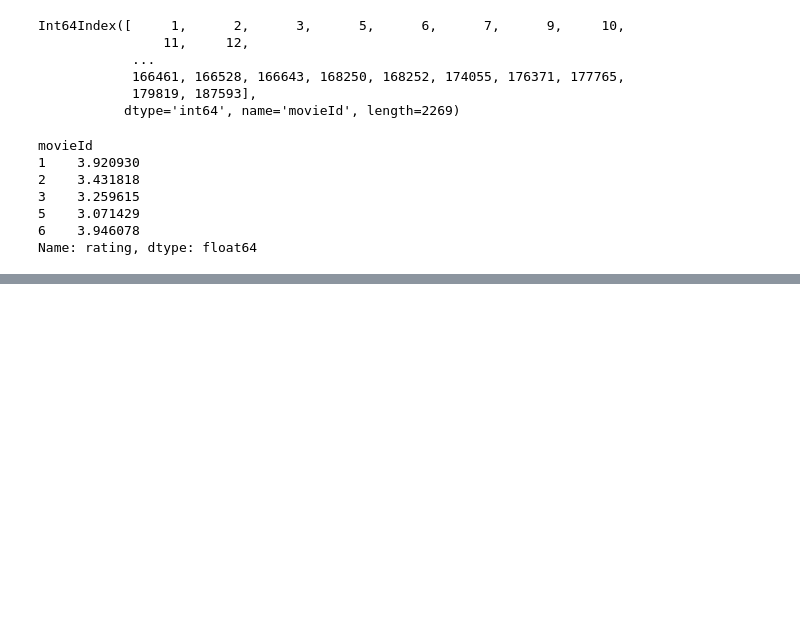
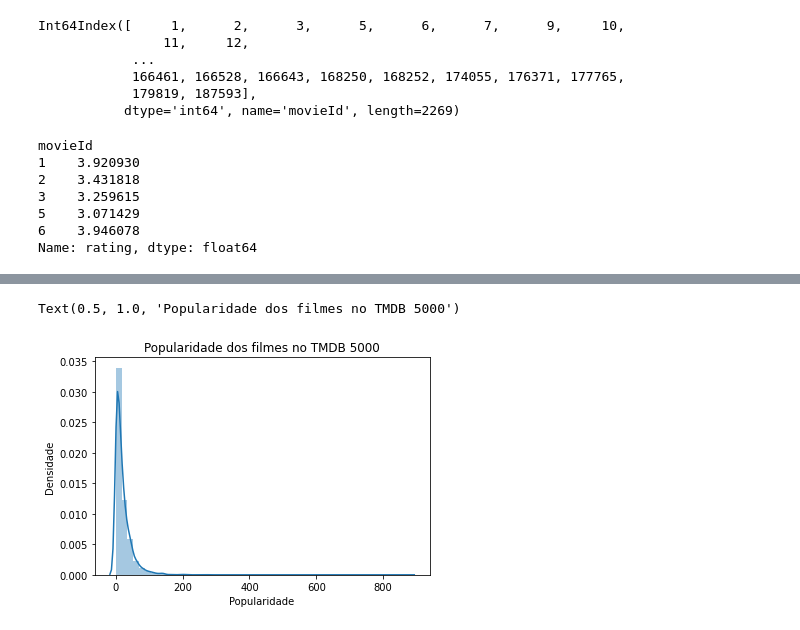
Before and after one commit to wiliands/estatistica_python, a Jupyter notebook: 04 - Testes_Estatisticos/DataScience_IntroducaoTeste.ipynb, the cells around one changed output, grey strips where cells are left out. Cells and saved outputs as stored; diff of their text form; code cells hidden in the pictures; blank space fills up the shorter version.

```diff
--- a/04 - Testes_Estatisticos/DataScience_IntroducaoTeste.ipynb
+++ b/04 - Testes_Estatisticos/DataScience_IntroducaoTeste.ipynb
@@ -161,0 +184,7 @@ Text(0.5, 1.0, 'Média de votos em filmes no TMDB 5000 100k com pelo menos 10 vo
+# %%
+ax = sns.distplot(tmdb.popularity, norm_hist = False)
+ax.set(xlabel="Popularidade", ylabel="Densidade")
+ax.set_title("Popularidade dos filmes no TMDB 5000")
+# %% [output]
+Text(0.5, 1.0, 'Popularidade dos filmes no TMDB 5000')
+[figure, added]
```
Also changed, not shown: parts of 18 cells of this notebook.
